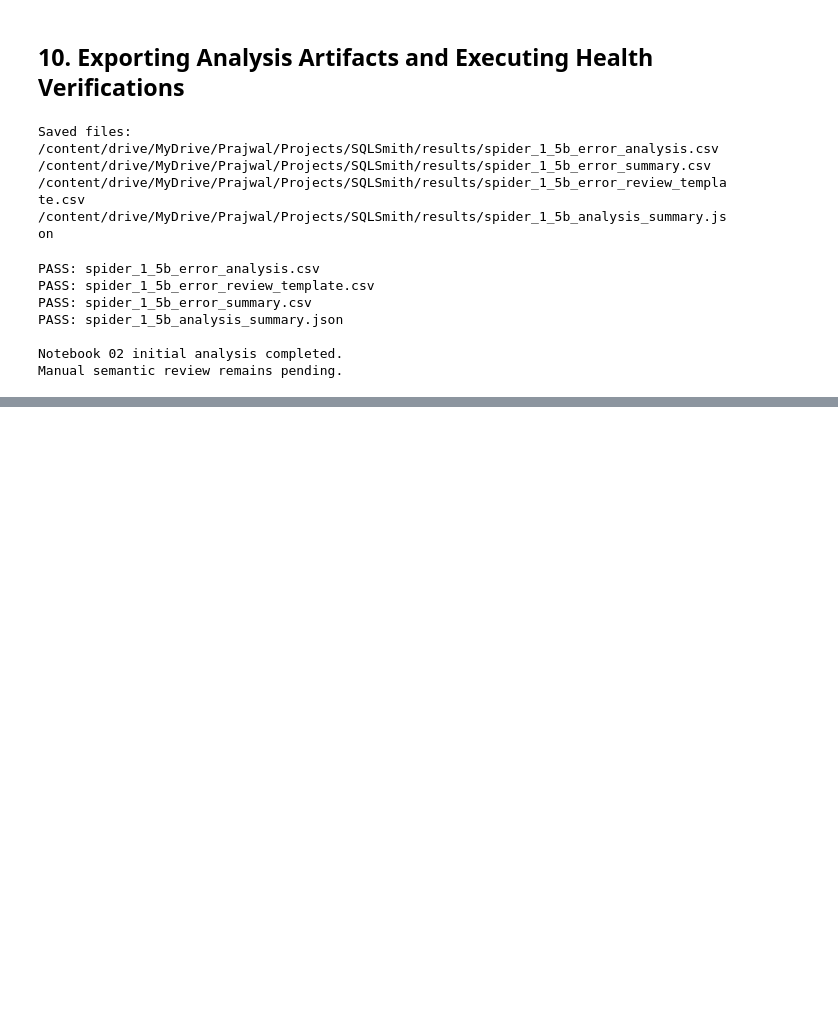
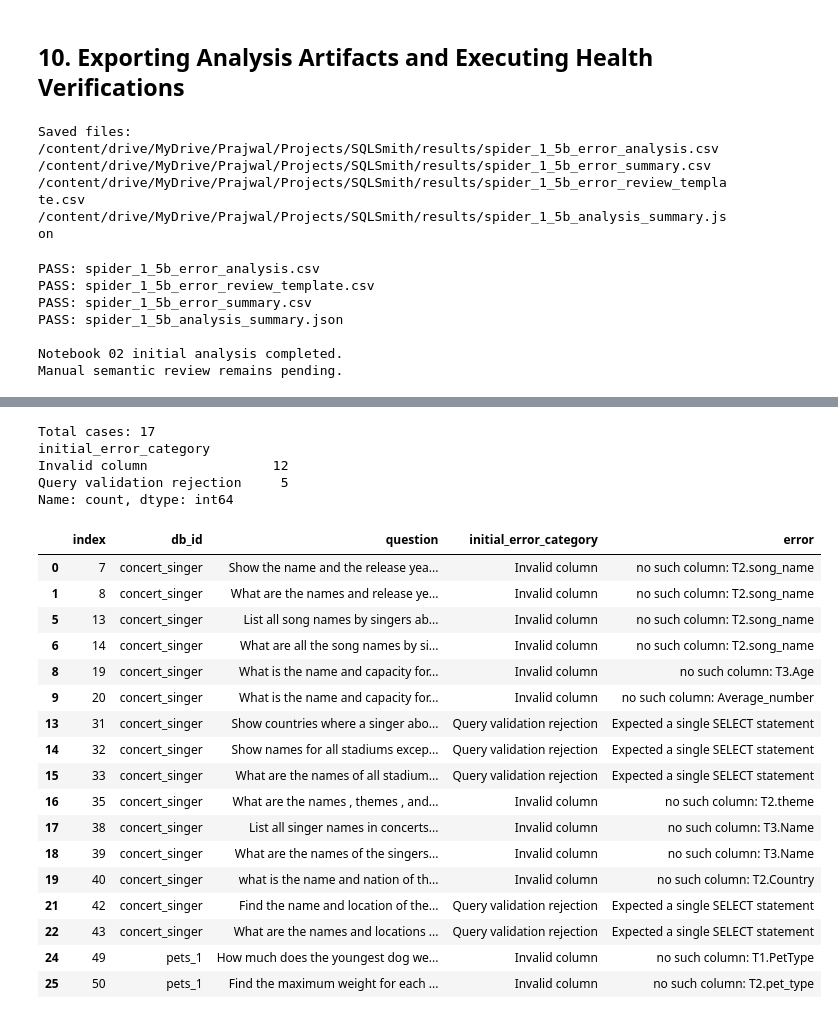
Before and after one commit to Prajwaln08/SQLSmith, a Jupyter notebook: 02_Spider_Error_Analysis.ipynb, the cells around one changed output, grey strips where cells are left out. Drawn from its saved outputs; the diff is of its cells as text; code cells hidden in the pictures; blank space fills up the shorter version.

```diff
--- a/02_Spider_Error_Analysis.ipynb
+++ b/02_Spider_Error_Analysis.ipynb
@@ -480,0 +485,80 @@ Manual semantic review remains pending.
+# %%
+import pandas as pd
+from pathlib import Path
+
+PROJECT_DIR = Path(
+    "/content/drive/MyDrive/Prajwal/Projects/SQLSmith"
+)
+
+RESULTS_DIR = PROJECT_DIR / "results"
+
+error_file = (
+    RESULTS_DIR / "spider_1_5b_error_analysis.csv"
+)
+
+assert error_file.exists(), "Error analysis CSV not found"
+
+failures = pd.read_csv(error_file)
+
+target_categories = [
+    "Invalid column",
+    "Query validation rejection"
+]
+
+investigation_df = failures[
+    failures["initial_error_category"].isin(
+        target_categories
+    )
+].copy()
+
+investigation_df["predicted_sql"] = (
+    investigation_df["predicted_sql"].fillna("")
+)
+
+investigation_df["error"] = (
+    investigation_df["error"].fillna("")
+)
+
+print("Total cases:", len(investigation_df))
+
+print(
+    investigation_df[
+        "initial_error_category"
+    ].value_counts()
+)
+
+display(
+    investigation_df[
+        [
+            "index",
+            "db_id",
+            "question",
+            "initial_error_category",
+            "error"
+        ]
+    ]
+)
+# %% [output]
+Total cases: 17
+initial_error_category
+Invalid column                12
+Query validation rejection     5
+Name: count, dtype: int64
+|  | index | db_id | question | initial_error_category | error |
+| 0 | 7 | concert_singer | Show the name and the release yea... | Invalid column | no such column: T2.song_name |
+| 1 | 8 | concert_singer | What are the names and release ye... | Invalid column | no such column: T2.song_name |
+| 5 | 13 | concert_singer | List all song names by singers ab... | Invalid column | no such column: T2.song_name |
+| 6 | 14 | concert_singer | What are all the song names by si... | Invalid column | no such column: T2.song_name |
+| 8 | 19 | concert_singer | What is the name and capacity for... | Invalid column | no such column: T3.Age |
+| 9 | 20 | concert_singer | What is the name and capacity for... | Invalid column | no such column: Average_number |
+| 13 | 31 | concert_singer | Show countries where a singer abo... | Query validation rejection | Expected a single SELECT statement |
+| 14 | 32 | concert_singer | Show names for all stadiums excep... | Query validation rejection | Expected a single SELECT statement |
+| 15 | 33 | concert_singer | What are the names of all stadium... | Query validation rejection | Expected a single SELECT statement |
+| 16 | 35 | concert_singer | What are the names , themes , and... | Invalid column | no such column: T2.theme |
+| 17 | 38 | concert_singer | List all singer names in concerts... | Invalid column | no such column: T3.Name |
+| 18 | 39 | concert_singer | What are the names of the singers... | Invalid column | no such column: T3.Name |
+| 19 | 40 | concert_singer | what is the name and nation of th... | Invalid column | no such column: T2.Country |
+| 21 | 42 | concert_singer | Find the name and location of the... | Query validation rejection | Expected a single SELECT statement |
+| 22 | 43 | concert_singer | What are the names and locations ... | Query validation rejection | Expected a single SELECT statement |
+| 24 | 49 | pets_1 | How much does the youngest dog we... | Invalid column | no such column: T1.PetType |
+| 25 | 50 | pets_1 | Find the maximum weight for each ... | Invalid column | no such column: T2.pet_type |
```
Also changed, not shown: parts of 50 cells of this notebook.
